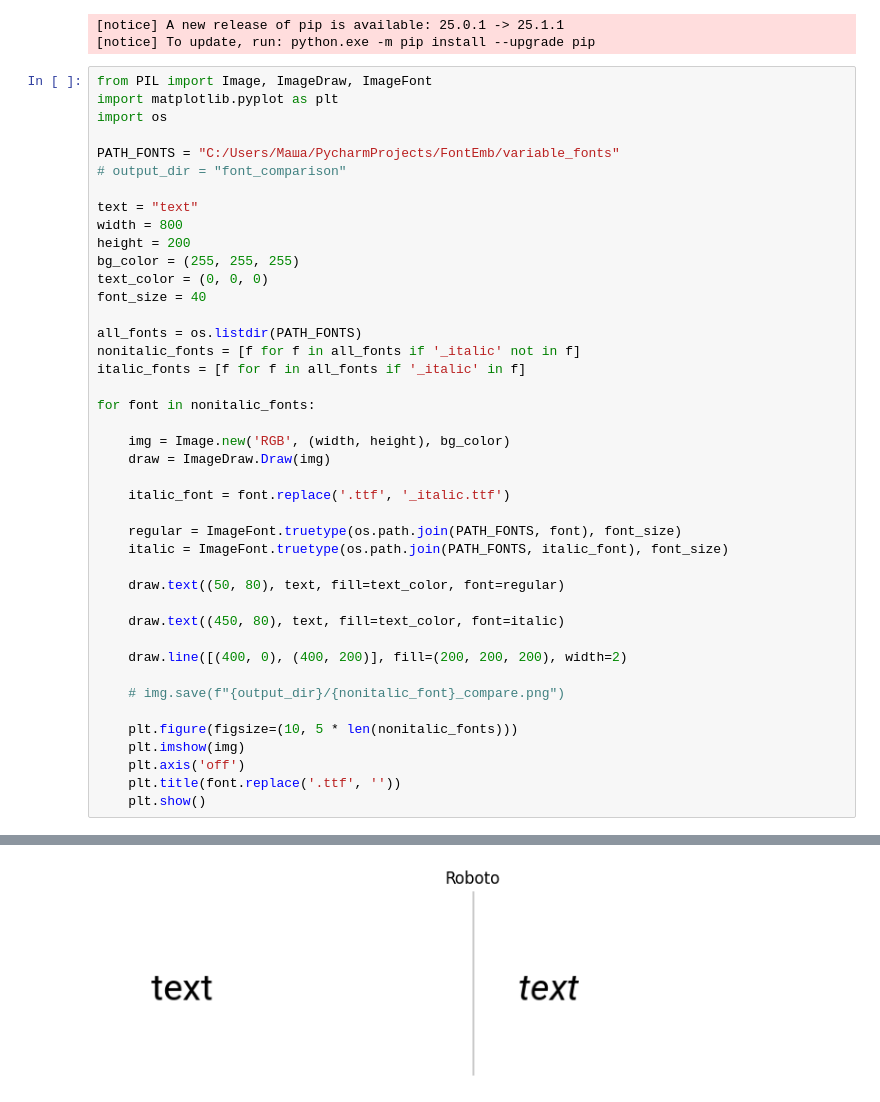
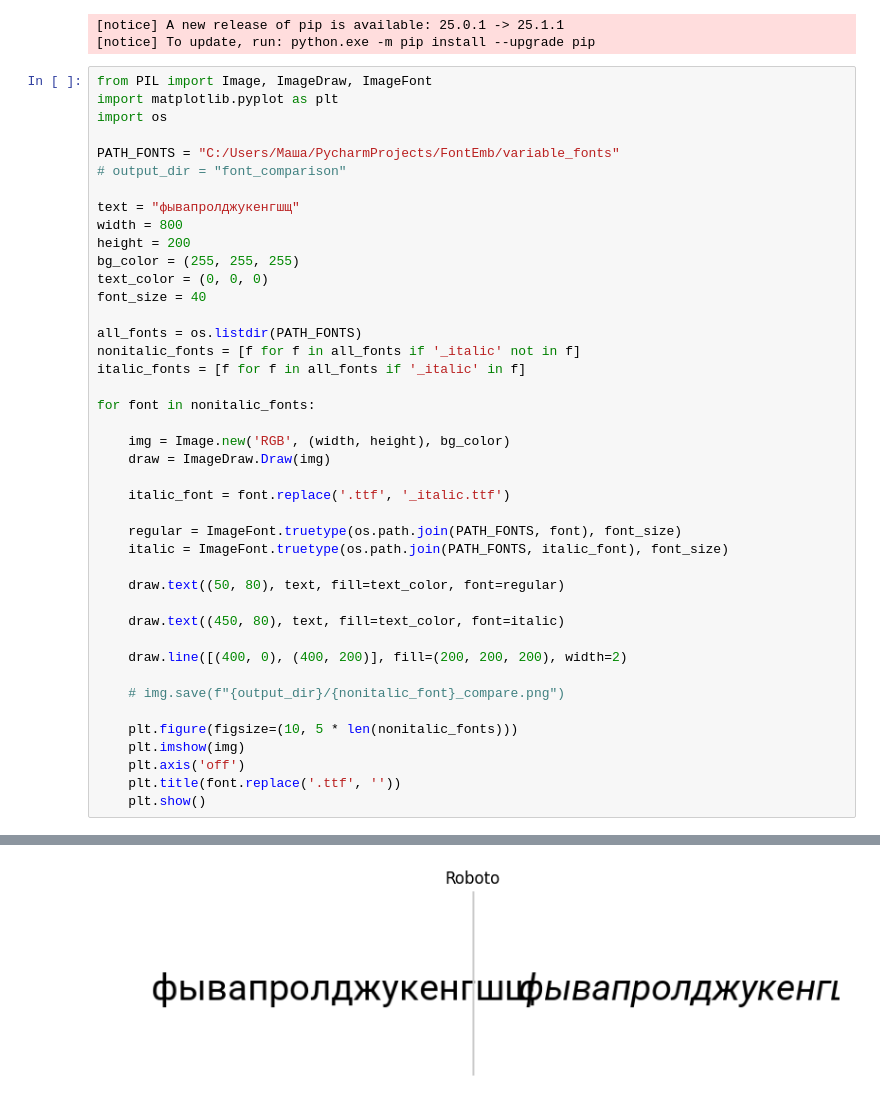
Before and after one commit to YRL-AIDA/FontEmb, a Jupyter notebook: exp_italic/Untitled.ipynb, the cells around one changed output, grey strips where cells are left out. Cells and saved outputs as stored; diff of their text form.

```diff
--- a/exp_italic/Untitled.ipynb
+++ b/exp_italic/Untitled.ipynb
@@ -12,7 +12,7 @@ import os
 PATH_FONTS = "C:/Users/Маша/PycharmProjects/FontEmb/variable_fonts"
 # output_dir = "font_comparison"
 
-text = "text"
+text = "фывапролджукенгшщ"
 width = 800
 height = 200
 bg_color = (255, 255, 255)
@@ -53 +53 @@ for font in nonitalic_fonts:
-[figure, old version]
+[figure, new version]
```
Also changed, not shown: parts of 1 cell of this notebook, 5 other files.
